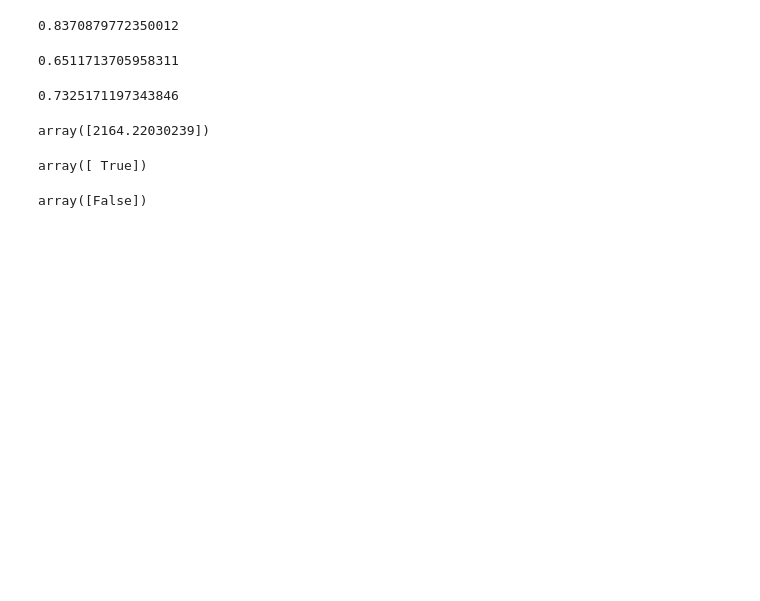
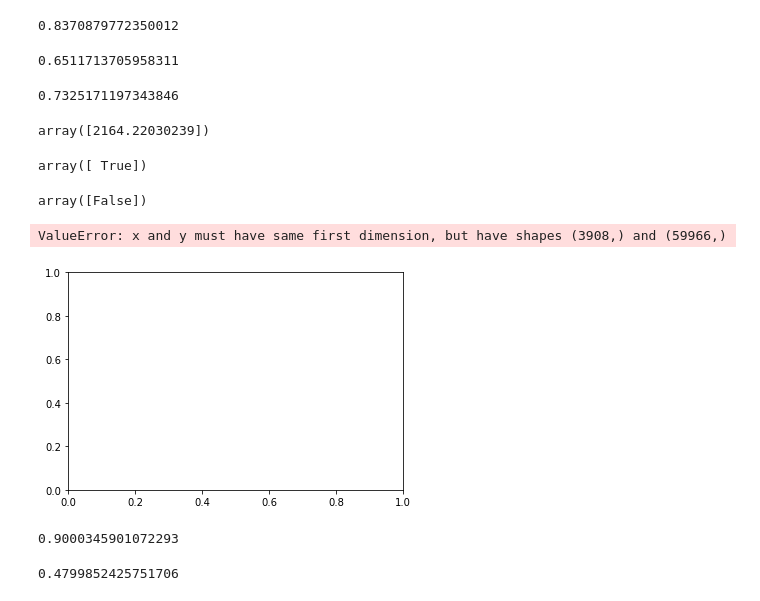
Before and after one commit to rkrkrr0101/study, a Jupyter notebook: 머신러닝/실습/실습/분류/Untitled.ipynb, the cells around one changed output. Saved outputs shown, nothing was run; the diff lists cells and outputs as text; code cells hidden in the pictures; blank space fills up the shorter version.

```diff
--- a/머신러닝/실습/실습/분류/Untitled.ipynb
+++ b/머신러닝/실습/실습/분류/Untitled.ipynb
@@ -110,3 +110,19 @@ ysomedigitpred=(yscores>threshold)
 ysomedigitpred
 # %% [output]
 array([False])
+# %%
+yscores=cross_val_predict(sgdclf,xtrain,ytrain5,cv=3,method='decision_function')
+# %%
+from sklearn.metrics import precision_recall_curve
+
+precisions,recalls,thresholds=precision_recall_curve(ytrain5,yscores)
+# %%
+def plot_recall_threshold_graf(precisions,recalls,thresholds):
+    plt.plot(thresholds,precisions[:-1],label='정밀도')
+    plt.plot(thresholds,recalls[:-1],label='재현율')
+    [...]
+plot_recall_threshold_graf(precisions,recalls,thresholds)
+plt.show()
+# %% [output]
+ValueError: x and y must have same first dimension, but have shapes (3908,) and (59966,)
+[figure, added]
@@ -112,0 +131,10 @@ array([False])
+# %%
+ytrainpred90=(yscores>=threshold90precision)
+
+precision_score(ytrain5,ytrainpred90)
+# %% [output]
+0.9000345901072293
+# %%
+recall_score(ytrain5,ytrainpred90)
+# %% [output]
+0.4799852425751706
```
Also changed, not shown: parts of 8 cells of this notebook.
